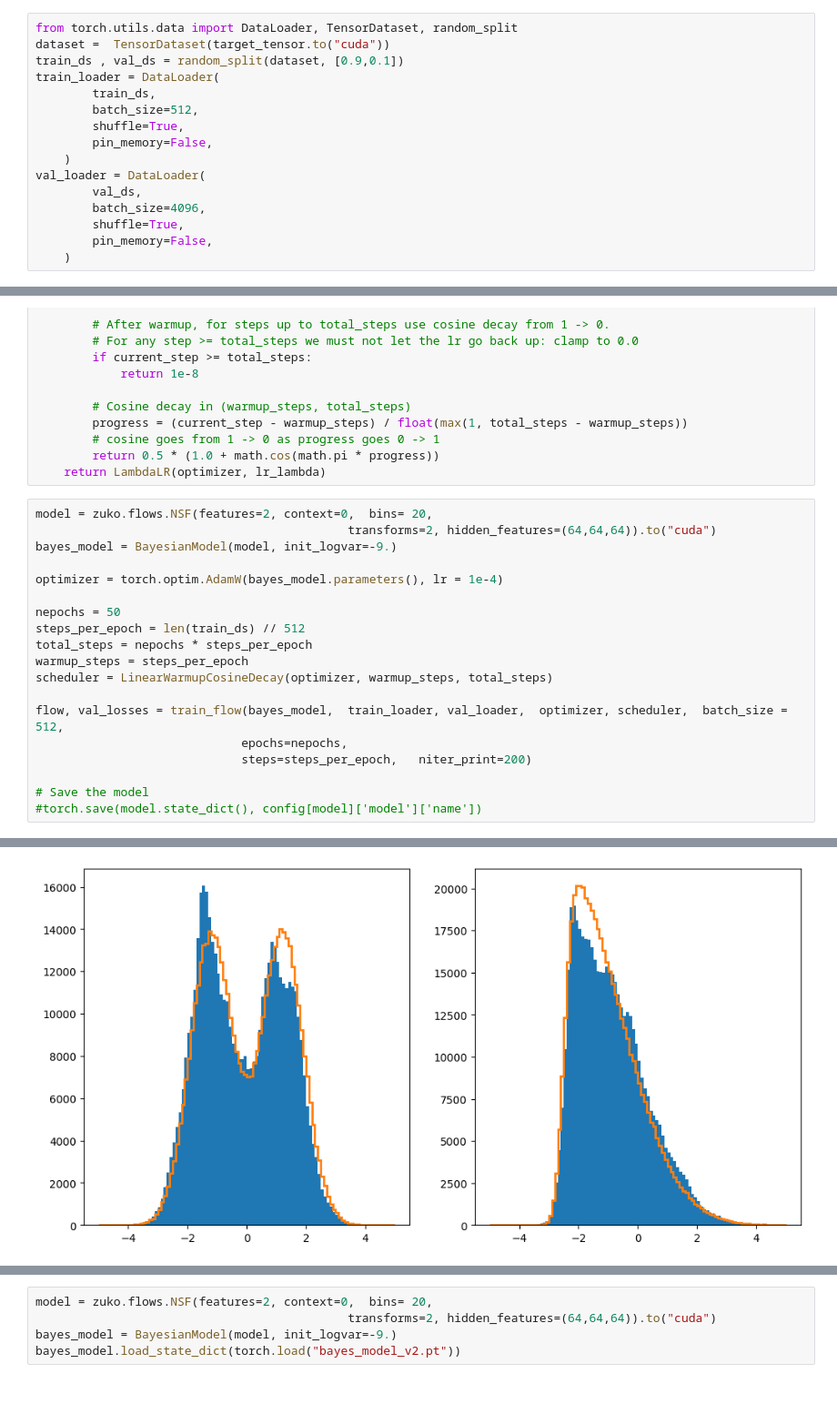
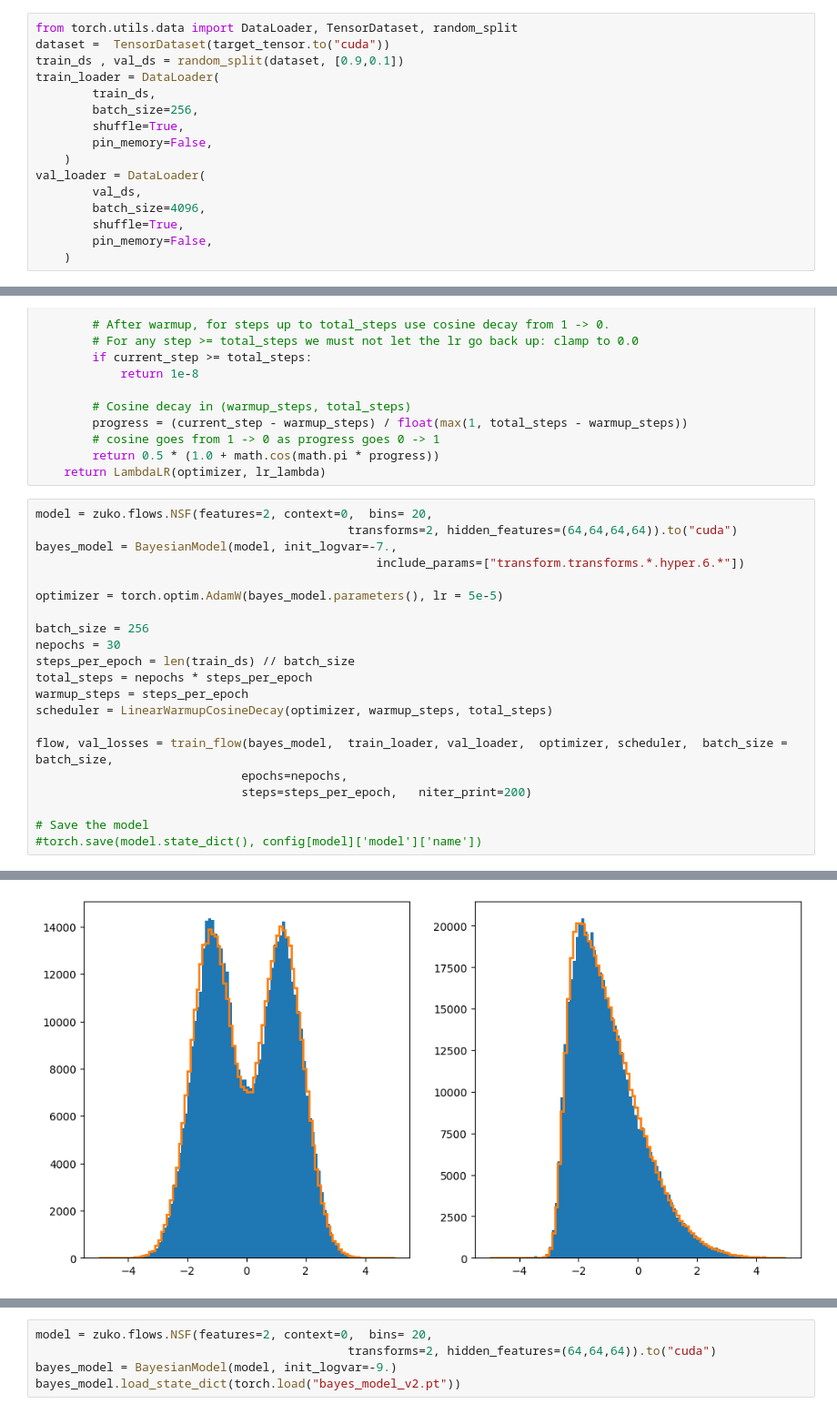
Before and after one commit to gbadarac/MonoJet_NPLM_analysis, a Jupyter notebook: Train_Ensembles/Train_Models/Normalizing_Flows/zuko/NFZukoBayesian.ipynb, the cells around one changed output, grey strips where cells are left out. Shown at 91% size. Saved outputs shown, nothing was run; the diff lists cells and outputs as text.

Commit message:
added models

```diff
--- a/Train_Ensembles/Train_Models/Normalizing_Flows/zuko/NFZukoBayesian.ipynb
+++ b/Train_Ensembles/Train_Models/Normalizing_Flows/zuko/NFZukoBayesian.ipynb
@@ -22,7 +22,7 @@ dataset =  TensorDataset(target_tensor.to("cuda"))
 train_ds , val_ds = random_split(dataset, [0.9,0.1])
 train_loader = DataLoader(
         train_ds,
-        batch_size=512,
+        batch_size=256,
         shuffle=True,
         pin_memory=False,
     )
@@ -120,18 +120,20 @@ def LinearWarmupCosineDecay(optimizer, warmup_steps, total_steps):
     return LambdaLR(optimizer, lr_lambda)
 # %%
 model = zuko.flows.NSF(features=2, context=0,  bins= 20,
-                                            transforms=2, hidden_features=(64,64,64)).to("cuda")
-bayes_model = BayesianModel(model, init_logvar=-9.)
+                                            transforms=2, hidden_features=(64,64,64,64)).to("cuda")
+bayes_model = BayesianModel(model, init_logvar=-7.,
+                                                include_params=["transform.transforms.*.hyper.6.*"])
 
-optimizer = torch.optim.AdamW(bayes_model.parameters(), lr = 1e-4)
+optimizer = torch.optim.AdamW(bayes_model.parameters(), lr = 5e-5)
 
-nepochs = 50
-steps_per_epoch = len(train_ds) // 512
+batch_size = 256
+nepochs = 30
+steps_per_epoch = len(train_ds) // batch_size
 total_steps = nepochs * steps_per_epoch
 warmup_steps = steps_per_epoch
 scheduler = LinearWarmupCosineDecay(optimizer, warmup_steps, total_steps)
 
-flow, val_losses = train_flow(bayes_model,  train_loader, val_loader,  optimizer, scheduler,  batch_size = 512,
+flow, val_losses = train_flow(bayes_model,  train_loader, val_loader,  optimizer, scheduler,  batch_size = batch_size,
                              epochs=nepochs,
                              steps=steps_per_epoch,   niter_print=200)
 
@@ -179,2 +201,2 @@ epoch 4, Validation Loss: 3.1785
-[figure, old version]
+[figure, new version]
 End of epoch 4
```
Also changed, not shown: parts of 9 cells of this notebook, 3 other files.
